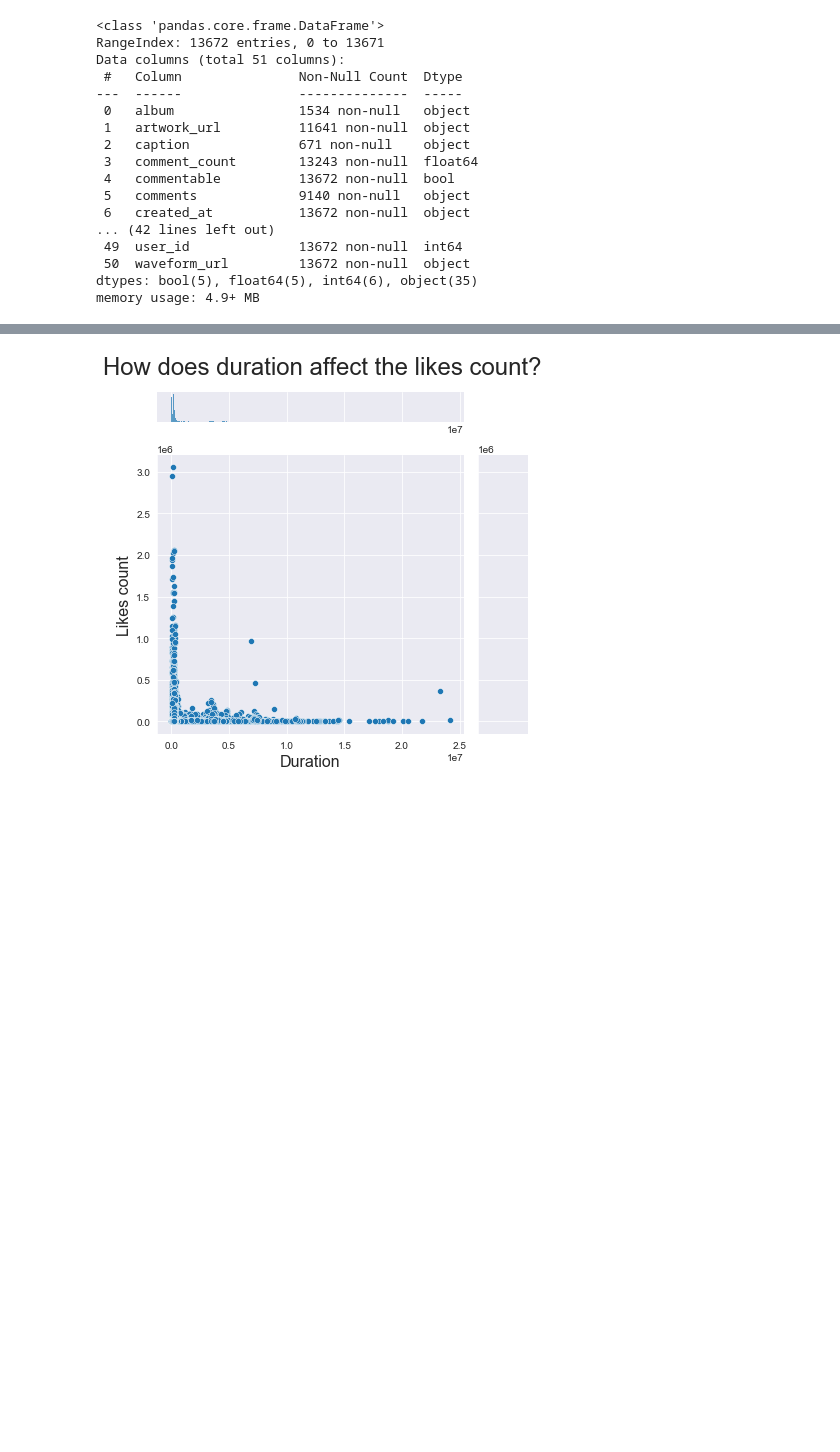
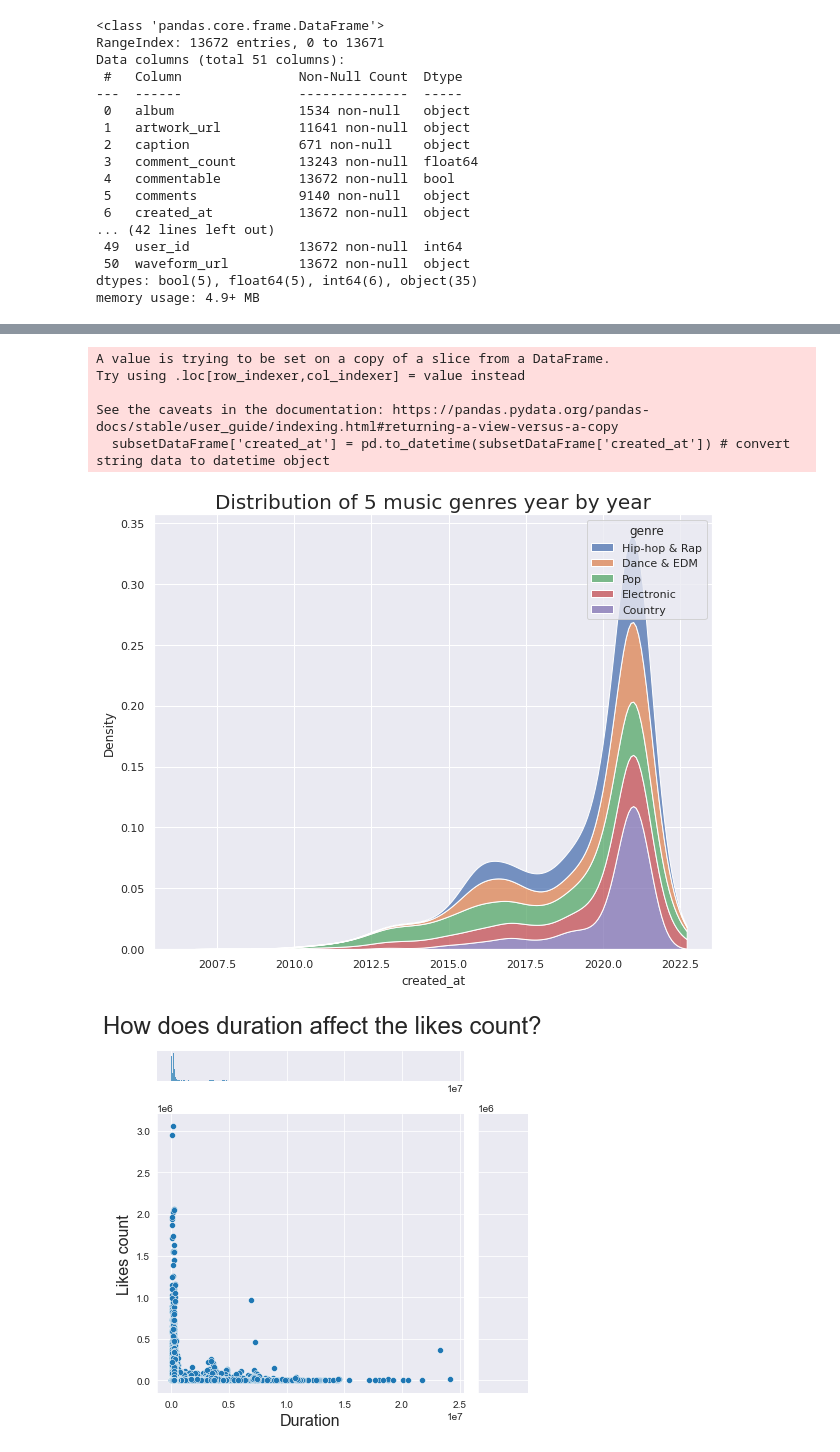
Before and after one commit to machung2001/SoundCloud, a Jupyter notebook: Project 2/Trang.ipynb, the cells around one changed output, grey strips where cells are left out. Saved outputs shown, nothing was run; the diff lists cells and outputs as text; code cells hidden in the pictures; blank space fills up the shorter version.

```diff
--- a/Project 2/Trang.ipynb
+++ b/Project 2/Trang.ipynb
@@ -79,0 +48,3 @@ df.loc[df['genre']=='Pop']
+# %%
+subsetDataFrame = df[df['genre'].isin(['Pop','Country','Hip-hop & Rap','Dance & EDM','Electronic'])]
+subsetDataFrame
@@ -80,3 +65,14 @@ df.loc[df['genre']=='Pop']
+# %%
+subsetDataFrame['created_at'] = pd.to_datetime(subsetDataFrame['created_at']) # convert string data to datetime object
+ax = sns.kdeplot(data=subsetDataFrame, x=subsetDataFrame['created_at'].dt.year, hue="genre", multiple="stack")
+ax.set_title("Distribution of 5 music genres year by year",size = 20);
+# %% [output]
+A value is trying to be set on a copy of a slice from a DataFrame.
+Try using .loc[row_indexer,col_indexer] = value instead
+
+See the caveats in the documentation: https://pandas.pydata.org/pandas-docs/stable/user_guide/indexing.html#returning-a-view-versus-a-copy
+  subsetDataFrame['created_at'] = pd.to_datetime(subsetDataFrame['created_at']) # convert string data to datetime object
+[figure, added]
 # %%
 # Plot the jointplot
 sns.set_style('darkgrid');
```
Also changed, not shown: parts of 4 cells of this notebook, 1 other file.
